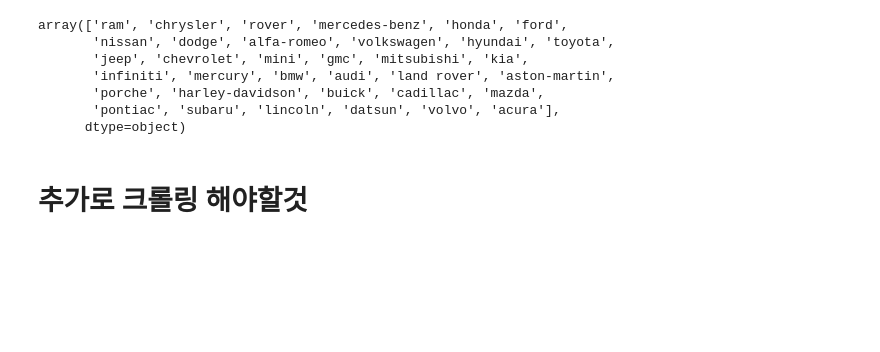
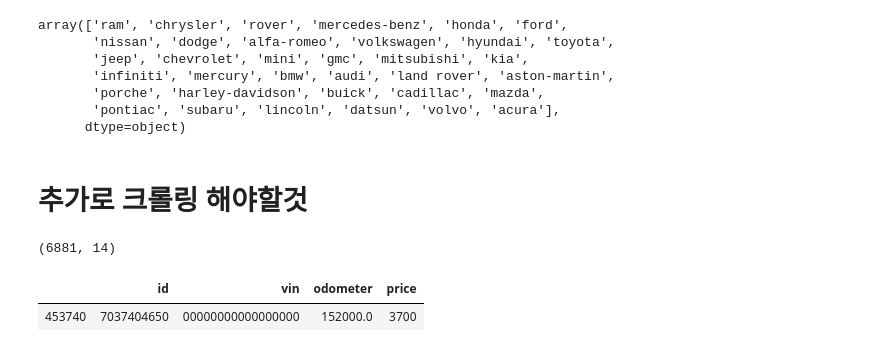
Before and after one commit to HowardHowonYu/Usedcar_regression_project, a Jupyter notebook: howard/vin_crawling_code.ipynb, the cells around one changed output. Saved outputs shown, nothing was run; the diff lists cells and outputs as text; code cells hidden in the pictures; blank space fills up the shorter version.

```diff
--- a/howard/vin_crawling_code.ipynb
+++ b/howard/vin_crawling_code.ipynb
@@ -439,0 +515,3 @@ last_drop_dupli = last.drop_duplicates('vin')
+# %%
+final_drop_dupli = final.drop_duplicates('vin',keep='first')
+final_drop_dupli.shape
@@ -604,5 +649,13 @@ array(['ram', 'chrysler', 'rover', 'mercedes-benz', 'honda', 'ford',
 # %% [markdown]
 # 추가로 크롤링 해야할것
 # %%
-for_last = df[~df['vin'].isin(list(set(final['vin'])))].sort_values(by=['price'])
+for_last = df[~df['vin'].isin(list(set(final_drop_dupli['vin'])))].sort_values(by=['price'])
+for_last.shape
+# %% [output]
+(6881, 14)
+# %%
+for_last[['id','vin','odometer','price']][1085:1086]
+# %% [output]
+|  | id | vin | odometer | price |
+| 453740 | 7037404650 | 00000000000000000 | 152000.0 | 3700 |
 # %%
```
Also changed, not shown: parts of 37 cells of this notebook.
